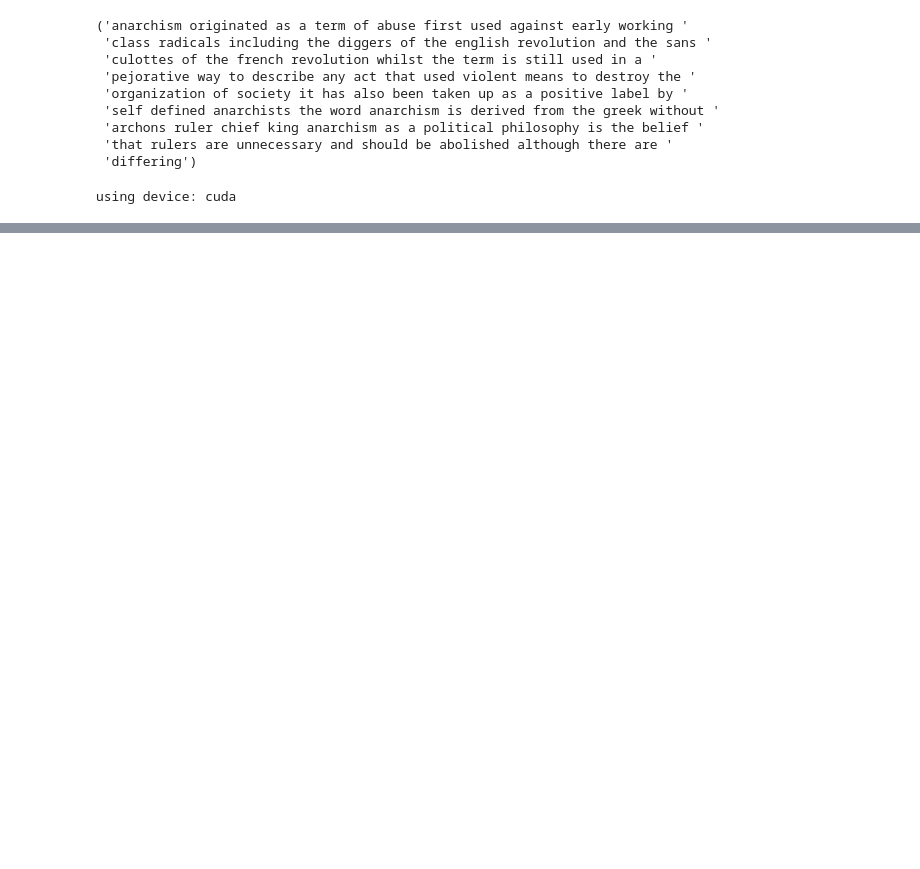
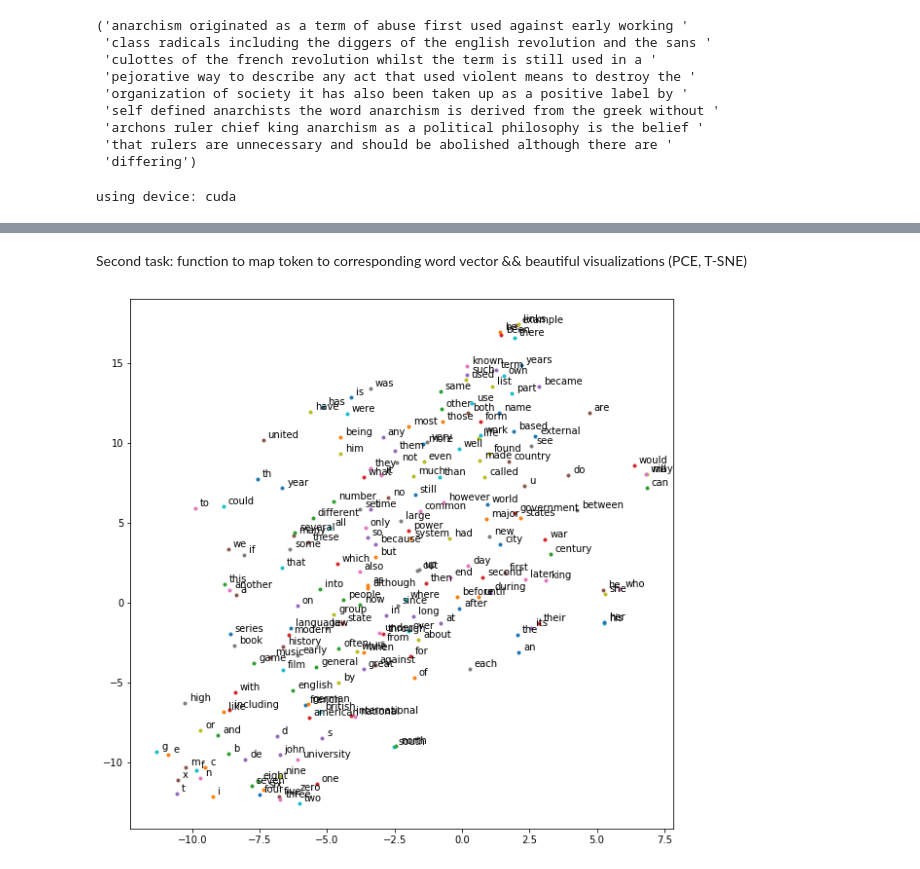
Before and after one commit to etomoscow/DL-in-NLP, a Jupyter notebook: hw2/task3_word2vec.ipynb, the cells around one changed output, grey strips where cells are left out. Drawn from its saved outputs; the diff is of its cells as text; code cells hidden in the pictures; blank space fills up the shorter version.

```diff
--- a/hw2/task3_word2vec.ipynb
+++ b/hw2/task3_word2vec.ipynb
@@ -91,5 +91,5 @@ def create_dataset(corpus, vocab_size=VOCABULARY_SIZE, unk_token=UNK):
 # %%
-data, word2idx, idx2word, vocab_size = create_dataset(corpus)
+data, word2idx, idx2word, vocab_size, counter_dict = create_dataset(corpus)
 # %%
 class Batcher(object):
     def __init__(self,dataset, window_size, batch_size, word2idx, idx2word):
@@ -106,6 +106,7 @@ class Batcher(object):
         global index
         batch = []
         labels = []
+        batch_central_context = []
         dataset = self.dataset
         window_size = self.window_size
         batch_size = self.batch_size
@@ -132,4 +133,4 @@ class Batcher(object):
                 #again update index
                 index = (index + 1) % len(dataset)
 
-        return (batch, labels)
+        return (labels, batch)
@@ -215,0 +253,45 @@ RuntimeError: ignored
+# %% [markdown]
+Second task: function to map token to corresponding word vector &&
+beautiful visualizations (PCE, T-SNE)
+# %%
+#to make vizualization we need the first layer of the network
+layer = next(enumerate(model.modules()))[1]
+# %%
+import matplotlib.pyplot as plt
+from sklearn.manifold import TSNE
+import numpy as np
+
+def plot_words(embs, labels):
+    plt.figure(figsize=(10,10))
+    for i, label in enumerate(labels):
+        x, y = embs[i,:]
+        plt.scatter(x,y, marker='.')
+        plt.annotate(label, (x,y), xytext=(5,2), textcoords='offset points')
+
+def onehot_tsne(batch, vocab_size):
+    batch_onehot = torch.zeros(len(batch), vocab_size)
+    for i, _ in enumerate(batch):
+        if type(batch[i]) != type(0):
+            for j in batch[i]:
+                batch_onehot[i, j] = batch_onehot[i, j] + 1
+        else:
+            batch_onehot[i, batch[i]] = 1
+    return batch_onehot
+
+tsne = TSNE(n_components=2, init='pca', n_iter=10000)
+num_words = 200
+embs_to_plot = []
+tags = []
+
+for x, _ in counter_dict.most_common(num_words):
+    v = onehot_tsne([word2idx[x]], vocab_size)
+    v = v.to(device)
+    embs_to_plot.append(layer(v).detach().cpu().numpy()[0])
+embs_to_plot = tsne.fit_transform(np.array(embs_to_plot))
+
+for word, _ in counter_dict.most_common(num_words):
+    tags.append(word)
+
+plot_words(embs_to_plot, tags)
+# %% [output]
+[figure, added]
```
Also changed, not shown: parts of 11 cells of this notebook.
